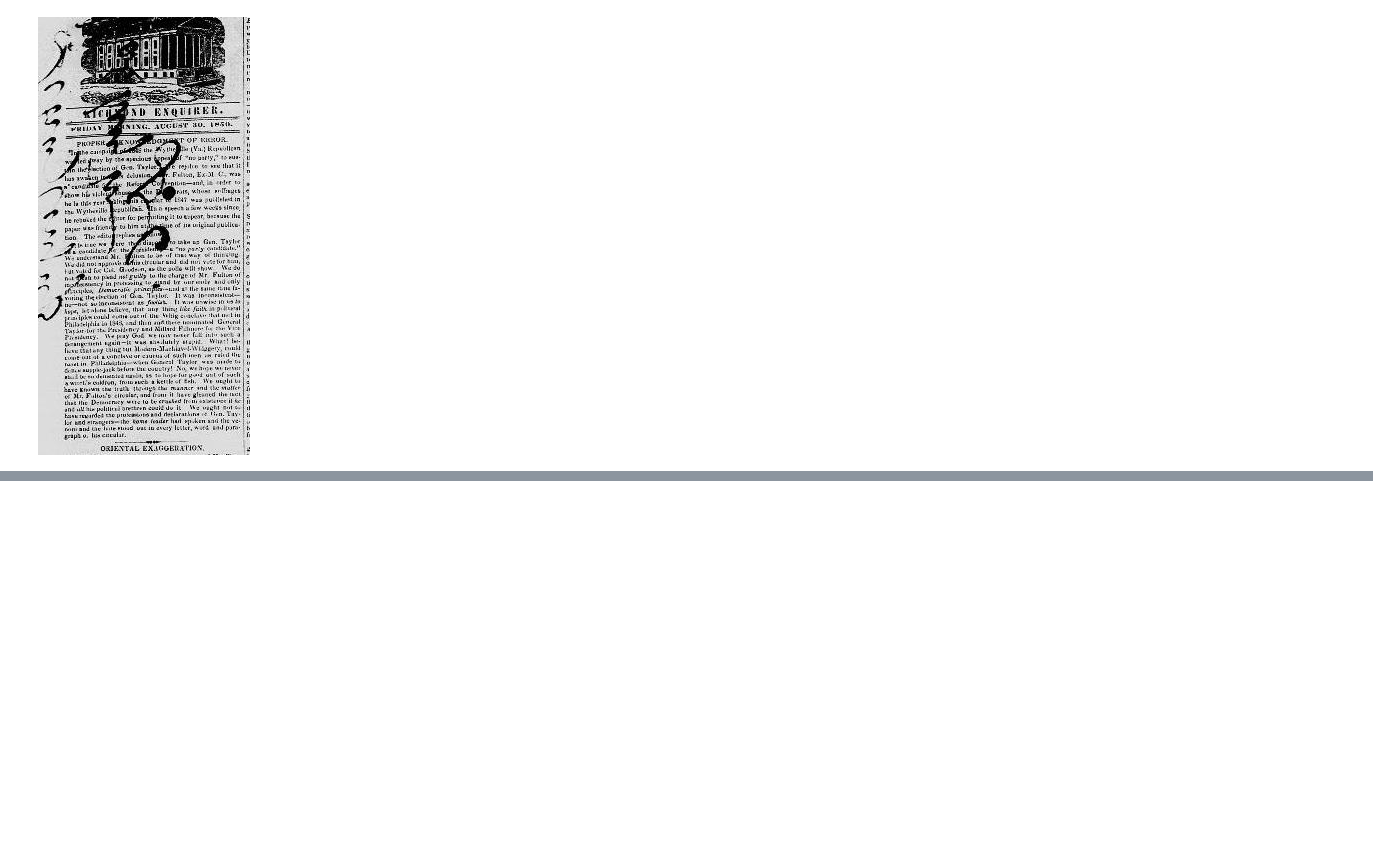
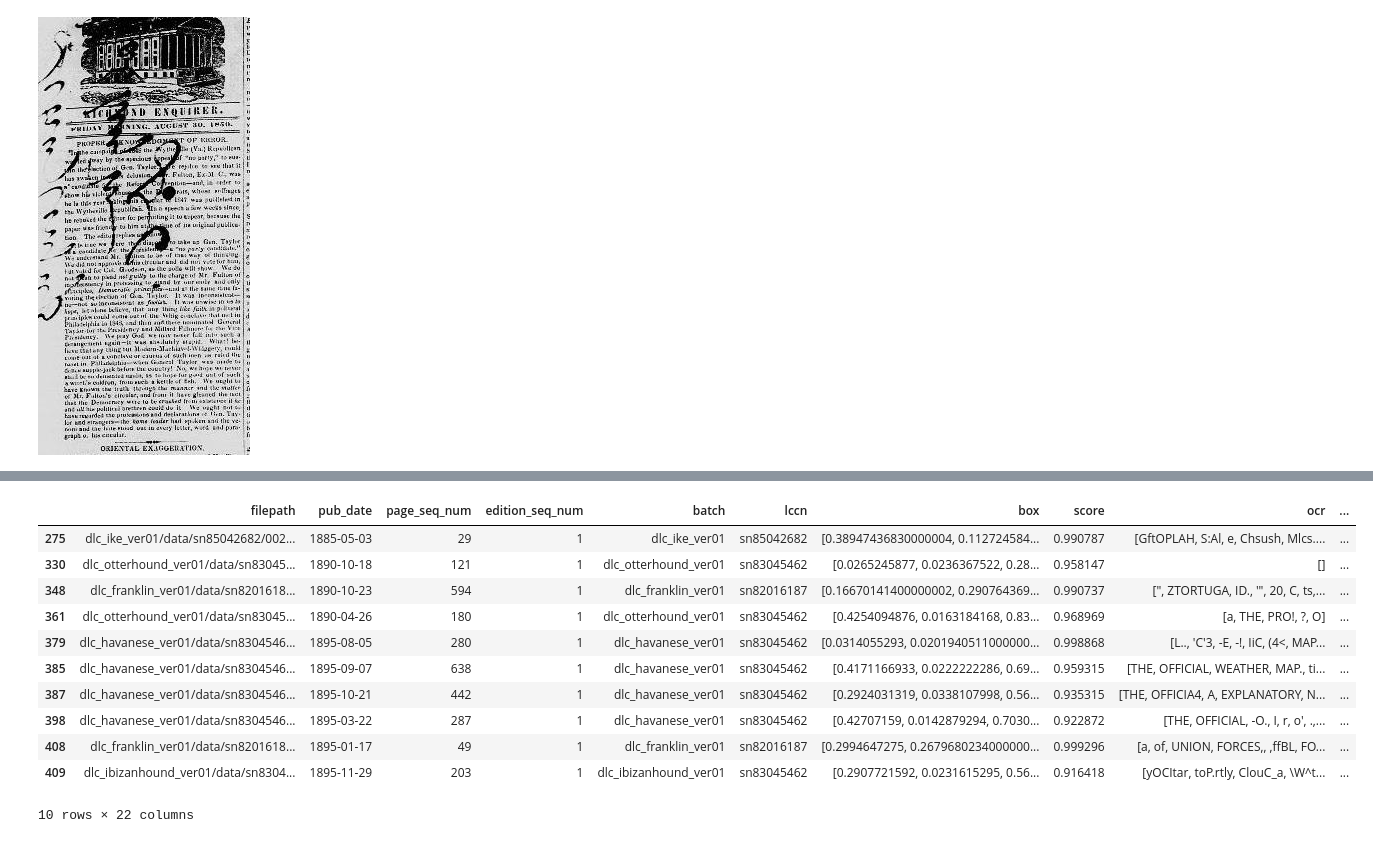
Before and after one commit to Living-with-machines/maps-at-scale-using-computer-vision-and-jupyter-notebooks, a Jupyter notebook: 01_finding_maps.ipynb, the cells around one changed output, grey strips where cells are left out. Cells and saved outputs as stored; diff of their text form; code cells hidden in the pictures; blank space fills up the shorter version.

```diff
--- a/01_finding_maps.ipynb
+++ b/01_finding_maps.ipynb
@@ -290,0 +340,12 @@ no_map
+# %%
+preds = []
+for t in tqdm(df.itertuples(), total=len(df)):
+    url = t.iiif_url
+    im = load_image(url)
+    if im:
+        with learn.no_bar():
+            pred, *_ = learn.predict(im)
+    else:
+        tqdm.write(f'no image found at {url}')
+        pred = np.NaN
+    preds.append(pred)
@@ -290,0 +379,17 @@ no_map
+# %%
+maps_only = df[df['map'] == 1]
+# %%
+maps_only[maps_only['place_of_publication'].str.contains('Washington')].head(10)
+# %% [output]
+|  | filepath | pub_date | page_seq_num | edition_seq_num | batch | lccn | box | score | ocr | ... |
+| 275 | dlc_ike_ver01/data/sn85042682/002... | 1885-05-03 | 29 | 1 | dlc_ike_ver01 | sn85042682 | [0.38947436830000004, 0.112724584... | 0.990787 | [GftOPLAH, S:Al, e, Chsush, Mlcs.... | ... |
+| 330 | dlc_otterhound_ver01/data/sn83045... | 1890-10-18 | 121 | 1 | dlc_otterhound_ver01 | sn83045462 | [0.0265245877, 0.0236367522, 0.28... | 0.958147 | [] | ... |
+| 348 | dlc_franklin_ver01/data/sn8201618... | 1890-10-23 | 594 | 1 | dlc_franklin_ver01 | sn82016187 | [0.16670141400000002, 0.290764369... | 0.990737 | [", ZTORTUGA, ID., '", 20, C, ts,... | ... |
+| 361 | dlc_otterhound_ver01/data/sn83045... | 1890-04-26 | 180 | 1 | dlc_otterhound_ver01 | sn83045462 | [0.4254094876, 0.0163184168, 0.83... | 0.968969 | [a, THE, PRO!, ?, O] | ... |
+| 379 | dlc_havanese_ver01/data/sn8304546... | 1895-08-05 | 280 | 1 | dlc_havanese_ver01 | sn83045462 | [0.0314055293, 0.0201940511000000... | 0.998868 | [L.., 'C'3, -E, -!, IiC, (4<, MAP... | ... |
+| 385 | dlc_havanese_ver01/data/sn8304546... | 1895-09-07 | 638 | 1 | dlc_havanese_ver01 | sn83045462 | [0.4171166933, 0.0222222286, 0.69... | 0.959315 | [THE, OFFICIAL, WEATHER, MAP., ti... | ... |
+| 387 | dlc_havanese_ver01/data/sn8304546... | 1895-10-21 | 442 | 1 | dlc_havanese_ver01 | sn83045462 | [0.2924031319, 0.0338107998, 0.56... | 0.935315 | [THE, OFFICIA4, A, EXPLANATORY, N... | ... |
+| 398 | dlc_havanese_ver01/data/sn8304546... | 1895-03-22 | 287 | 1 | dlc_havanese_ver01 | sn83045462 | [0.42707159, 0.0142879294, 0.7030... | 0.922872 | [THE, OFFICIAL, -O., I, r, o', .,... | ... |
+| 408 | dlc_franklin_ver01/data/sn8201618... | 1895-01-17 | 49 | 1 | dlc_franklin_ver01 | sn82016187 | [0.2994647275, 0.2679680234000000... | 0.999296 | [a, of, UNION, FORCES,, ,ffBL, FO... | ... |
+| 409 | dlc_ibizanhound_ver01/data/sn8304... | 1895-11-29 | 203 | 1 | dlc_ibizanhound_ver01 | sn83045462 | [0.2907721592, 0.0231615295, 0.56... | 0.916418 | [yOCItar, toP.rtly, ClouC_a, \W^t... | ... |
+10 rows × 22 columns
```
Also changed, not shown: parts of 54 cells of this notebook.
